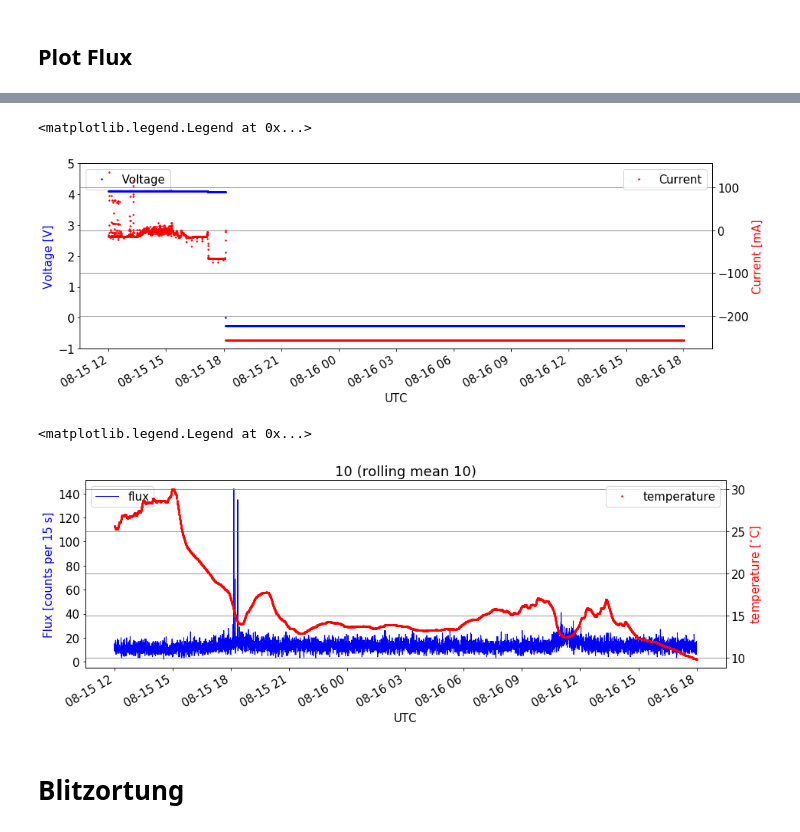
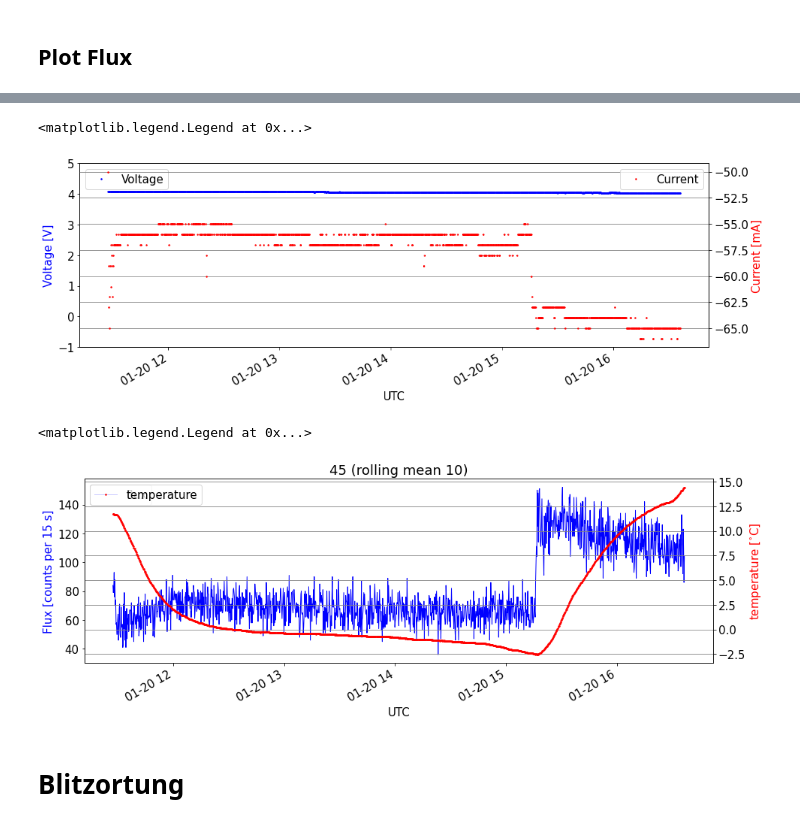
Before and after one commit to UniversalScientificTechnologies/GEODOS01, a Jupyter notebook: notebooks/GEODOS-1024-specrum.ipynb, the cells around one changed output, grey strips where cells are left out. Saved outputs shown, nothing was run; the diff lists cells and outputs as text; code cells hidden in the pictures.

Commit message:
1024 ch. spectrum pro geodos

```diff
--- a/notebooks/GEODOS-1024-specrum.ipynb
+++ b/notebooks/GEODOS-1024-specrum.ipynb
@@ -25,6 +25,19 @@ dto = '/storage/stations/Polednik/geodos/2021/08/13/210720'
 dto = '/storage/experiments/2021/11_geodos10_calibration'
 #dto = '/storage/experiments/2021/05_GEODOS_kalibrace/GEO1'
 dto = '/storage/experiments/2021/12_test_geodos1024/12k_Na22_LS'
+#dto = '/storage/experiments/2021/12_test_geodos1024/12k_Zn65_LS'
+#dto = '/storage/experiments/2021/12_snih'
+dto = '/storage/experiments/2021/12_K40/AIRDOSC_ABS'
+dto = '/storage/experiments/2021/12_K40/AIRDOSC_LS_EM'
+#dto = '/storage/experiments/2021/1226_GEODOS_BS'
+dto = '/storage/experiments/2021/12_test_geodos1024/12k_Na22_49_ABSjets'
+#dto = '/storage/experiments/2021/12_test_geodos1024/12k_Na22_45'
+dto = '/storage/experiments/2021/12_test_geodos1024/12k_BG_LS'
+dto = '/storage/experiments/2021/1231_GEODOS_BS'
+dto = '/storage/experiments/2021/12_test_geodos1024/12k_13'
+dto = '/storage/experiments/2022/0117_vanice/geodos/10'
+dto = '/storage/experiments/2022/0120_vanice/geodos/45'
+#dto = '/storage/experiments/2022/0120_vanice/geodos/10'
 
 fto = dto + '/DATALOG.TXT'
 
@@ -48,5 +61,5 @@ print(len(df))
 print(last[-1:][0])
 
 # keep only last run
-#df.drop(df.index[:last[-1:][0]], inplace=True)
+df.drop(df.index[:last[-1:][0]], inplace=True)
 # %% [output]
@@ -115,8 +144,13 @@ df.iloc[-10:]
 # %% [markdown]
 ## Add individual events to histogram
 # %%
+HISTHITS = 25 # LS
+#HISTHITS = 20
+#HISTHITS = 28 # ABSjets
+FIRSTCH = 4
+
 df.dropna(subset=['UTC'], inplace=True)
-hist = df.loc[df[0]=='$HIST'].iloc[:,:35].copy()
+hist = df.loc[df[0]=='$HIST'].iloc[:,:10+HISTHITS].copy()
 hist.iloc[:,1:] = hist.iloc[:,1:].apply(pd.to_numeric) #,errors='coerce')
 #hist[0] = df[0]
 hist['alt'] = df['alt'].apply(pd.to_numeric,errors='coerce')
@@ -154,20 +169,25 @@ Name: 4, dtype: float64
 # %%
 hits.loc[hits[1]>500,1]=500
-hits.loc[:,[*map('h{:04}'.format, range(1002))]] = 0
-for i in range(len(hits)):
-    for j in range(hits.iloc[i,1]):
-        hits.iloc[i,int(1042-25+hits.iloc[i,j*2+3])] +=1
+hits.loc[:,[*map('h{:04}'.format, range(1050))]] = 0
+try:
+    for i in range(len(hits)):
+        for j in range(hits.iloc[i,1]):
+            hits.iloc[i,int(1042+hits.iloc[i,j*2+3])] +=1
+except:
+    print(i,j)
+    raise
+
 histogram = pd.DataFrame()
-histogram = hist.iloc[:,14:35]
-histogram = histogram.join(hits.iloc[:,1042:])
+histogram = hist.iloc[:,10+FIRSTCH:10+HISTHITS]
+histogram = histogram.join(hits.iloc[:,1042+HISTHITS:])
 histogram['temperature'] = hist[4]
 histogram['pressure'] = hist[3]
 histogram['voltage'] = hist[5]
 histogram['current'] = hist[6]
 histogram['UTC'] = hist['UTC']
-histogram = histogram.rename(columns={x:y for x,y in zip(histogram.columns[:1023],range(0,1023))})
+histogram = histogram.rename(columns={x:y for x,y in zip(histogram.columns[:1024],range(0,1024))})
 #histogram.to_csv(dto + '/histogram.csv')
-histogram
+histogram[:5]
 # %% [output]
 |  | 0 | 1 | 2 | 3 | 4 | 5 | 6 | 7 | 8 | 9 | ... | ... |
 | meas |  |  |  |  |  |  |  |  |  |  |  | ... |
@@ -298,7 +289,7 @@ xx.set_index('UTC', inplace = True, drop=False)
 #xx = xx.loc['2019-11-27 00:00:00':'2019-11-29 01:30:00']
 #xx = xx.loc['2020-12-04 11:55:00':'2020-12-04 12:20:00']
 #xx = xx.loc['2021-08-15 00:00:00':'2021-08-16 00:00:00']
-xx = xx.loc['2021-08-15 12:00:00':'2021-08-16 18:00:00']
+#xx = xx.loc['2021-08-15 12:00:00':'2021-08-16 18:00:00']
 
 
 
@@ -322,7 +313,7 @@ plt.grid(b=True, which='minor', color='grey', linestyle='-')
 plt.legend()
 # %% [output]
 <matplotlib.legend.Legend at 0x...>
-[figure, old version]
+[figure, new version]
 # %%
 NOISE_LEVEL = 0
 LAST_CHANNEL = 240
@@ -337,36 +328,36 @@ xx = histogram.copy()
 xx.set_index('UTC', inplace = True, drop=False)
 #xx = xx.loc['2019-11-27 00:00:00':'2019-11-29 01:30:00']
 #xx = xx.loc['2020-12-04 11:55:00':'2020-12-04 12:20:00']
-xx = xx.loc['2021-08-15 12:00:00':'2021-08-16 18:00:00']
+#xx = xx.loc['2021-08-15 12:00:00':'2021-08-16 18:00:00']
 
 xx['flux'] = (xx.iloc[:,range(NOISE_LEVEL,LAST_CHANNEL)].sum(axis=1))
 
 xx['fluxmean'] = xx['flux'].rolling(WINDOW).mean()
 
 #xx['flux'].plot(c='gray', marker='.', linewidth=1)
 xx['flux'].plot(c='blue', linewidth=1)
 #xx['fluxmean'].plot(c='red')
 #(xx.iloc[:,NOISE_LEVEL]).plot(c='tan',label= str(NOISE_LEVEL) + '. Ch' ,zorder=1)
 
 s = fto.split('/')
 plt.title(s[len(s)-2] + ' (rolling mean ' + str(WINDOW) + ')')
 #plt.ylim([0,1.5])
 plt.xlabel('UTC')
 plt.ylabel(r'Flux [counts per 15 s]', color='blue')
 plt.legend(loc=2)
 
 ax = plt.twinx()
 
 #plt.ylim([0,14000])
 xx['temperature'].plot(c='red', label='temperature', marker='.', ms=3, linewidth='1', linestyle='none', drawstyle='steps-mid')
 plt.ylabel(r'temperature [$^{\circ}$C]', color='red')
 
 plt.grid(b=True, which='major', color='grey', linestyle='-')
 plt.grid(b=True, which='minor', color='grey', linestyle='-')
 plt.legend()
 # %% [output]
 <matplotlib.legend.Legend at 0x...>
-[figure, old version]
+[figure, new version]
 # %% [markdown]
 # Blitzortung
 # %%
```
Also changed, not shown: parts of 15 cells of this notebook, 1 other file.
